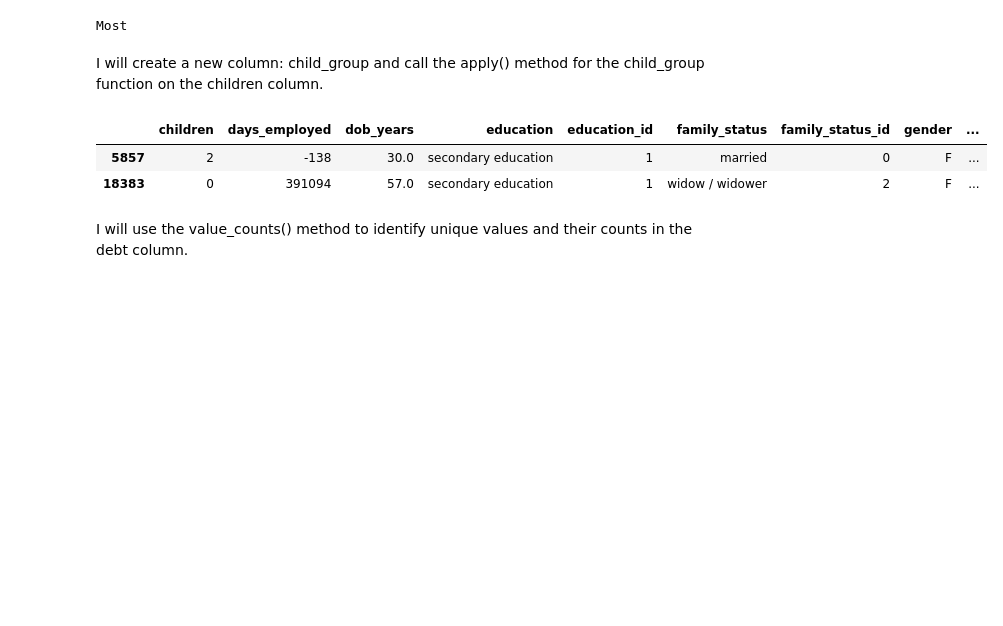
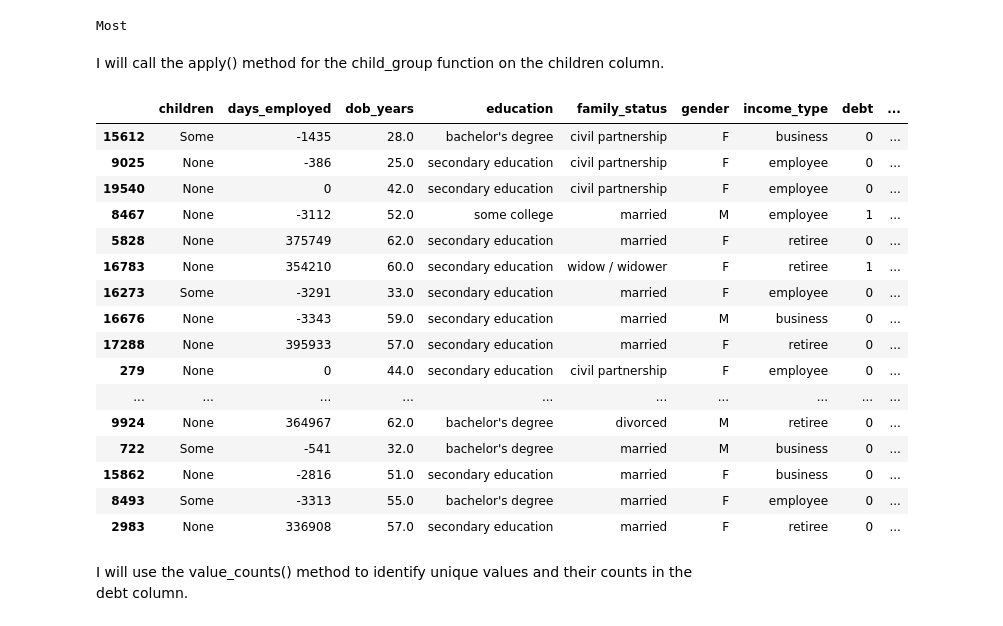
Before and after one commit to Alumasa/data_science_practicum, a Jupyter notebook: Data Preprocessing Project.ipynb, the cells around one changed output. Drawn from its saved outputs; the diff is of its cells as text; code cells hidden in the pictures; blank space fills up the shorter version.

```diff
--- a/Data Preprocessing Project.ipynb
+++ b/Data Preprocessing Project.ipynb
@@ -211,0 +236,3 @@ Name: family_status, dtype: int64
+# %%
+credit_data.drop(['education_id', 'family_status_id'], axis=1, inplace=True)
+credit_data.head()
@@ -294,5 +328,5 @@ I will create a new column: purpose_category and call the apply() method for the
 # %%
-credit_data['purpose_category'] = credit_data['purpose'].apply(purpose_cat)
+credit_data['purpose'] = credit_data['purpose'].apply(purpose_cat)
 # %%
 #check data columns
 credit_data.columns
@@ -308,7 +341,7 @@ credit_data['education'] = credit_data.education.astype('category')
 credit_data['family_status'] = credit_data.family_status.astype('category')
 credit_data['gender'] = credit_data.gender.astype('category')
 credit_data['income_type'] = credit_data.income_type.astype('category')
-credit_data['purpose_category'] = credit_data.purpose_category.astype('category')
+credit_data['purpose'] = credit_data.purpose.astype('category')
 # %%
 #check the data types of the columns
 credit_data.info()
@@ -379,16 +409,30 @@ print(child_group(5))
 # %% [output]
 Most
 # %% [markdown]
-I will create a new column: child_group and call the apply() method for the child_group function on the children column.
+I will call the apply() method for the child_group function on the children column.
 # %%
-credit_data['child_group'] = credit_data['children'].apply(child_group)
+credit_data['children'] = credit_data['children'].apply(child_group)
 # %%
 #sample the data
-credit_data.sample(2)
+credit_data.sample(20)
 # %% [output]
-|  | children | days_employed | dob_years | education | education_id | family_status | family_status_id | gender | ... |
-| 5857 | 2 | -138 | 30.0 | secondary education | 1 | married | 0 | F | ... |
-| 18383 | 0 | 391094 | 57.0 | secondary education | 1 | widow / widower | 2 | F | ... |
+|  | children | days_employed | dob_years | education | family_status | gender | income_type | debt | ... |
+| 15612 | Some | -1435 | 28.0 | bachelor's degree | civil partnership | F | business | 0 | ... |
+| 9025 | None | -386 | 25.0 | secondary education | civil partnership | F | employee | 0 | ... |
+| 19540 | None | 0 | 42.0 | secondary education | civil partnership | F | employee | 0 | ... |
+| 8467 | None | -3112 | 52.0 | some college | married | M | employee | 1 | ... |
+| 5828 | None | 375749 | 62.0 | secondary education | married | F | retiree | 0 | ... |
+| 16783 | None | 354210 | 60.0 | secondary education | widow / widower | F | retiree | 1 | ... |
+| 16273 | Some | -3291 | 33.0 | secondary education | married | F | employee | 0 | ... |
+| 16676 | None | -3343 | 59.0 | secondary education | married | M | business | 0 | ... |
+| 17288 | None | 395933 | 57.0 | secondary education | married | F | retiree | 0 | ... |
+| 279 | None | 0 | 44.0 | secondary education | civil partnership | F | employee | 0 | ... |
+| ... | ... | ... | ... | ... | ... | ... | ... | ... | ... |
+| 9924 | None | 364967 | 62.0 | bachelor's degree | divorced | M | retiree | 0 | ... |
+| 722 | Some | -541 | 32.0 | bachelor's degree | married | M | business | 0 | ... |
+| 15862 | None | -2816 | 51.0 | secondary education | married | F | business | 0 | ... |
+| 8493 | Some | -3313 | 55.0 | bachelor's degree | married | F | employee | 0 | ... |
+| 2983 | None | 336908 | 57.0 | secondary education | married | F | retiree | 0 | ... |
 # %% [markdown]
 I will use the value_counts() method to identify unique values and their counts in the debt column.
 # %%
```
Also changed, not shown: parts of 15 cells of this notebook.
